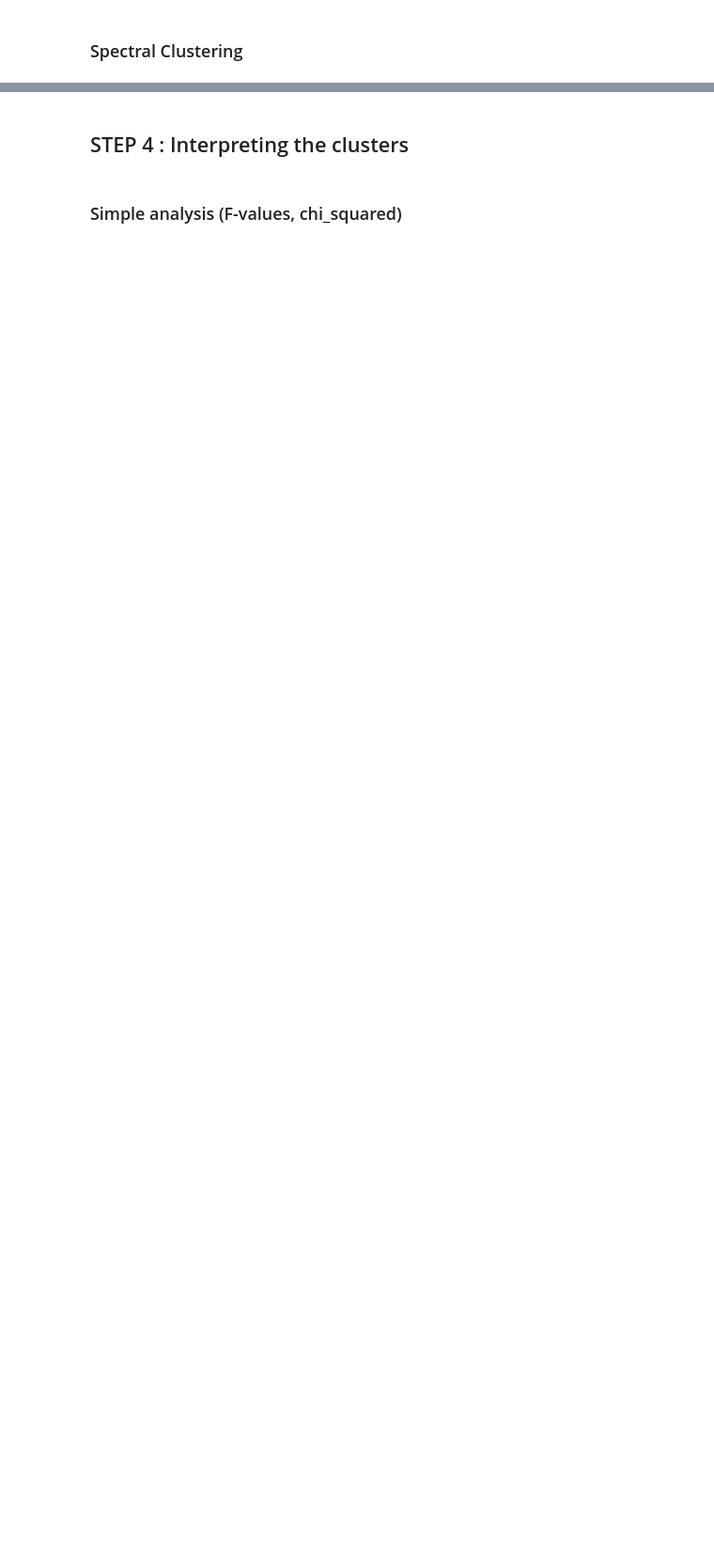
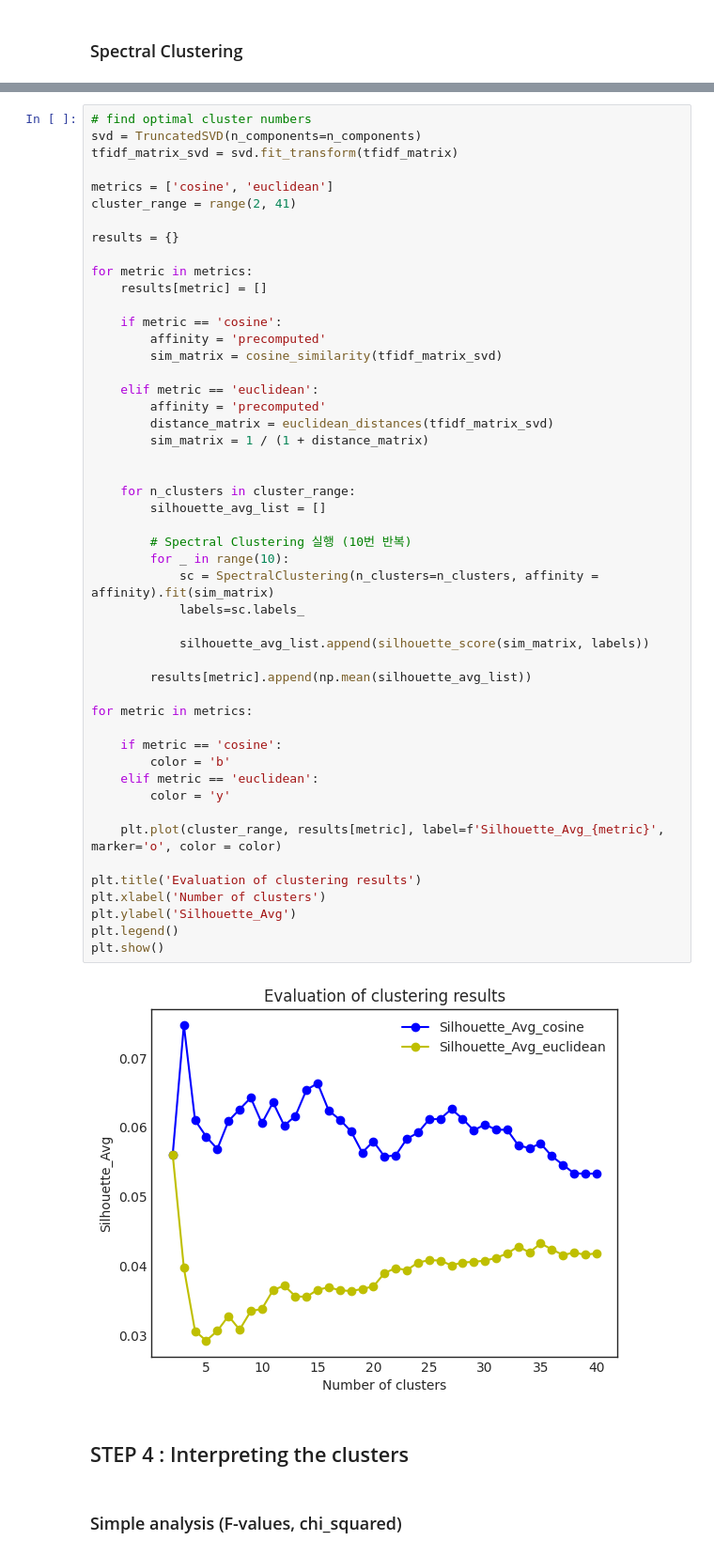
Before and after one commit to Geunhyeong-Han/shs-literature-text-mining, a Jupyter notebook: main.ipynb, the cells around one changed output, grey strips where cells are left out. Shown at 94% size. Cells and saved outputs as stored; diff of their text form; blank space fills up the shorter version.

```diff
--- a/main.ipynb
+++ b/main.ipynb
@@ -1016,3 +670,54 @@ plt.show()
+# %%
+# find optimal cluster numbers
+svd = TruncatedSVD(n_components=n_components)
+tfidf_matrix_svd = svd.fit_transform(tfidf_matrix)
+
+metrics = ['cosine', 'euclidean']
+cluster_range = range(2, 41)
+
+results = {}
+
+for metric in metrics:
+    results[metric] = []
+
+    if metric == 'cosine':
+        affinity = 'precomputed'
+        sim_matrix = cosine_similarity(tfidf_matrix_svd)
+
+    elif metric == 'euclidean':
+        affinity = 'precomputed'
+        distance_matrix = euclidean_distances(tfidf_matrix_svd)
+        sim_matrix = 1 / (1 + distance_matrix)
+
+
+    for n_clusters in cluster_range:
+        silhouette_avg_list = []
+
+        # Spectral Clustering 실행 (10번 반복)
+        for _ in range(10):
+            sc = SpectralClustering(n_clusters=n_clusters, affinity = affinity).fit(sim_matrix)
+            labels=sc.labels_
+
+            silhouette_avg_list.append(silhouette_score(sim_matrix, labels))
+
+        results[metric].append(np.mean(silhouette_avg_list))
+
+for metric in metrics:
+
+    if metric == 'cosine':
+        color = 'b'
+    elif metric == 'euclidean':
+        color = 'y'
+
+    plt.plot(cluster_range, results[metric], label=f'Silhouette_Avg_{metric}', marker='o', color = color)
+
+plt.title('Evaluation of clustering results')
+plt.xlabel('Number of clusters')
+plt.ylabel('Silhouette_Avg')
+plt.legend()
+plt.show()
+# %% [output]
+[figure, added]
 # %% [markdown]
 ## STEP 4 : Interpreting the clusters
 # %% [markdown]
```
Also changed, not shown: parts of 20 cells of this notebook.
